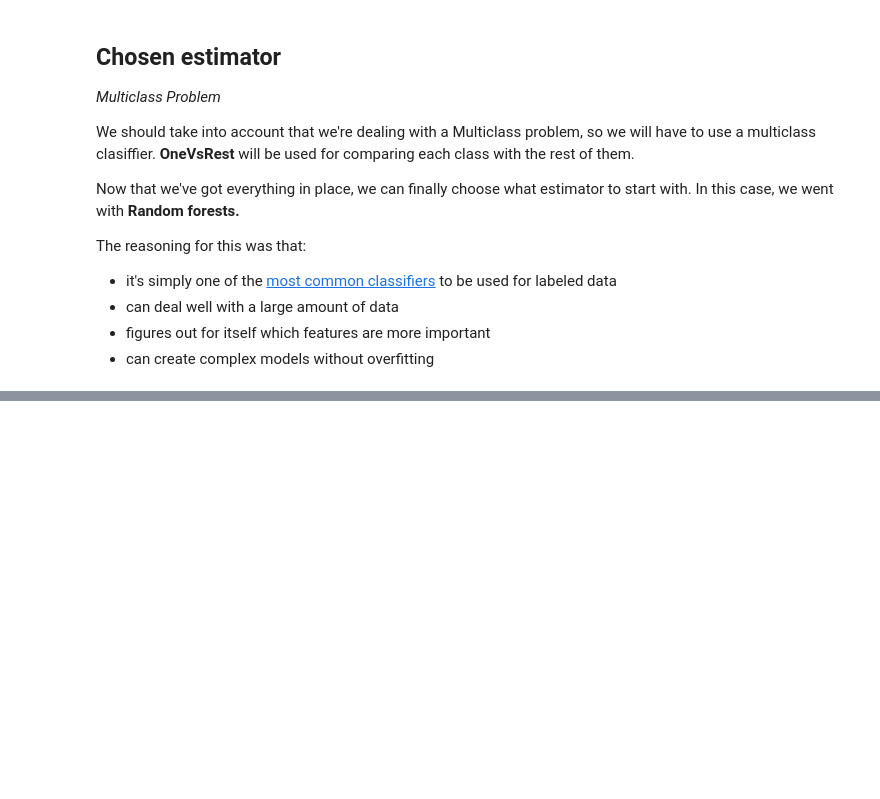
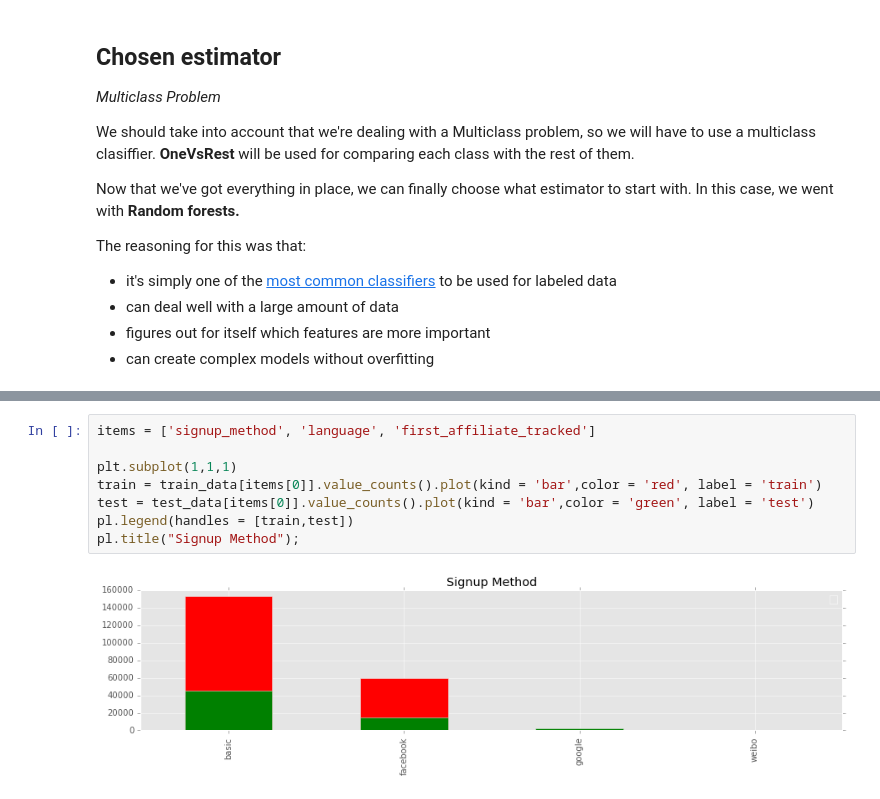
Before and after one commit to mirunapopa/DS-Intensive, a Jupyter notebook: Technical Report.ipynb, the cells around one changed output, grey strips where cells are left out. Cells and saved outputs as stored; diff of their text form; blank space fills up the shorter version.

```diff
--- a/Technical Report.ipynb
+++ b/Technical Report.ipynb
@@ -302,0 +320,10 @@ With this data and this estimator, we got a **92% accuracy score**, and a **93%
+# %%
+items = ['signup_method', 'language', 'first_affiliate_tracked']
+
+plt.subplot(1,1,1)
+train = train_data[items[0]].value_counts().plot(kind = 'bar',color = 'red', label = 'train')
+test = test_data[items[0]].value_counts().plot(kind = 'bar',color = 'green', label = 'test')
+pl.legend(handles = [train,test])
+pl.title("Signup Method");
+# %% [output]
+[figure, added]
```
Also changed, not shown: parts of 17 cells of this notebook, 1 other file.
